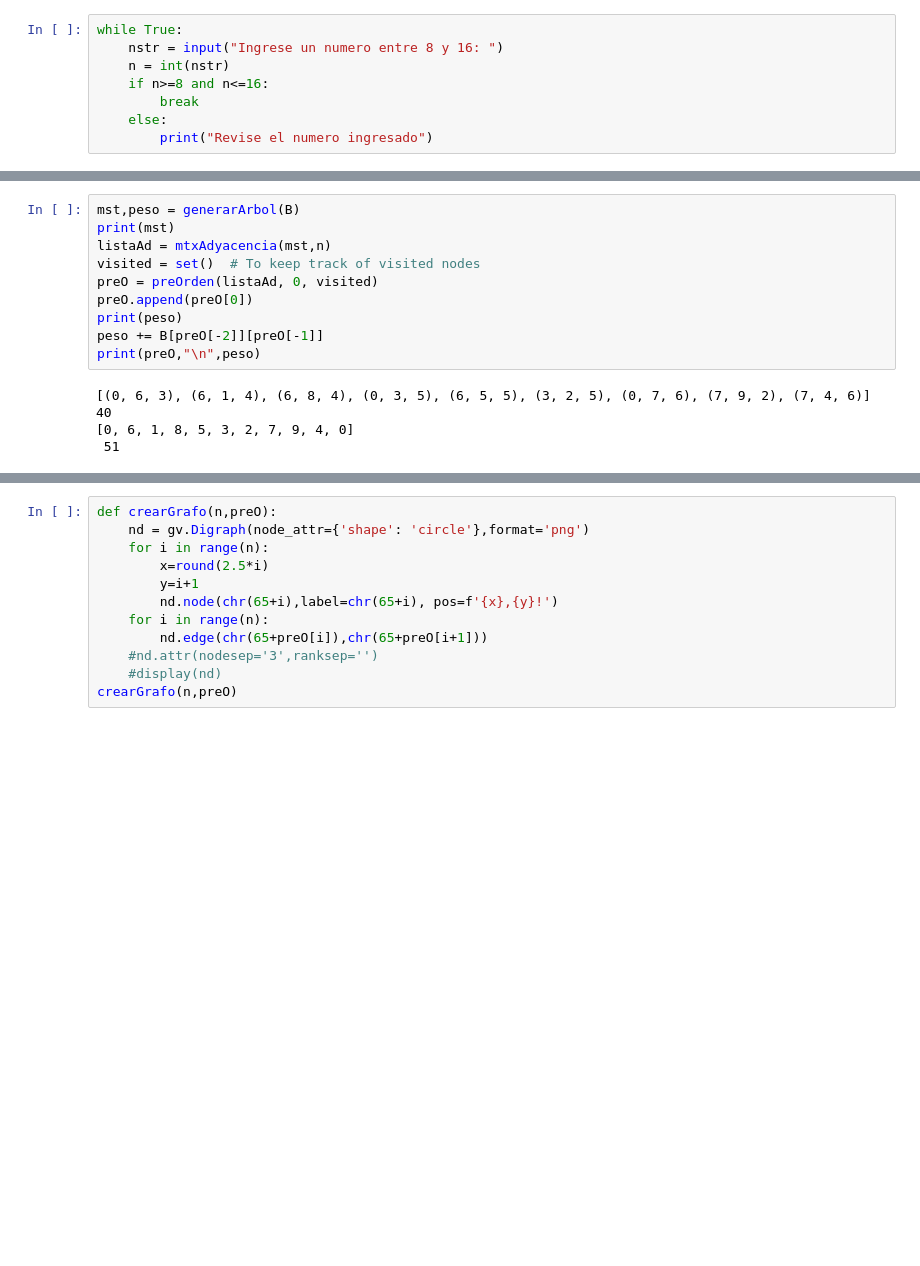
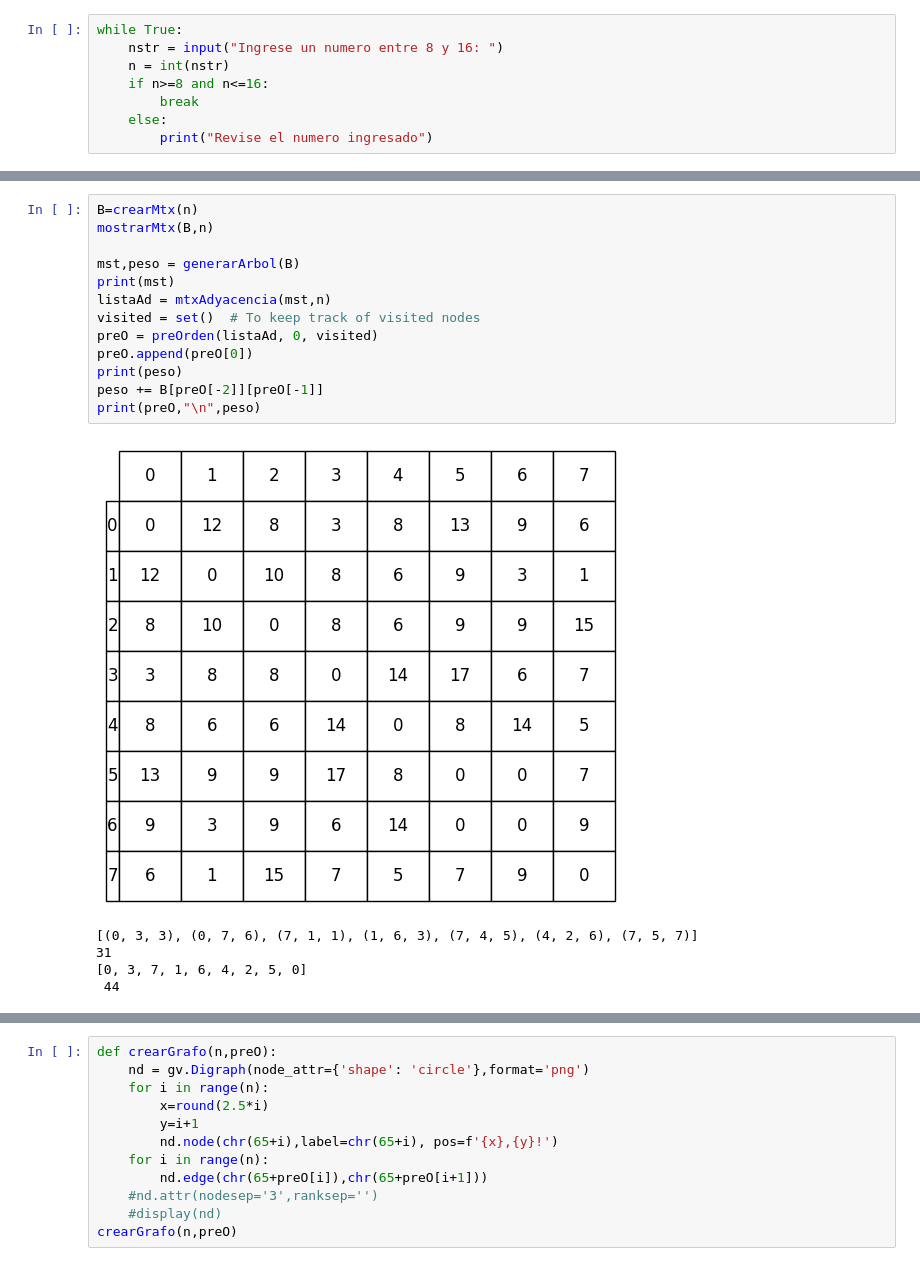
Before and after one commit to Dreelliot/TPGrupo7, a Jupyter notebook: TP_AgenteViajero.ipynb, the cells around one changed output, grey strips where cells are left out. Saved outputs shown, nothing was run; the diff lists cells and outputs as text; blank space fills up the shorter version.

```diff
--- a/TP_AgenteViajero.ipynb
+++ b/TP_AgenteViajero.ipynb
@@ -87,16 +141,20 @@ print(B)
 # %%
+B=crearMtx(n)
+mostrarMtx(B,n)
+
 mst,peso = generarArbol(B)
 print(mst)
 listaAd = mtxAdyacencia(mst,n)
 visited = set()  # To keep track of visited nodes
 preO = preOrden(listaAd, 0, visited)
 preO.append(preO[0])
 print(peso)
 peso += B[preO[-2]][preO[-1]]
 print(preO,"\n",peso)
 # %% [output]
+[figure, added]
-[(0, 6, 3), (6, 1, 4), (6, 8, 4), (0, 3, 5), (6, 5, 5), (3, 2, 5), (0, 7, 6), (7, 9, 2), (7, 4, 6)]
-40
-[0, 6, 1, 8, 5, 3, 2, 7, 9, 4, 0]
- 51
+[(0, 3, 3), (0, 7, 6), (7, 1, 1), (1, 6, 3), (7, 4, 5), (4, 2, 6), (7, 5, 7)]
+31
+[0, 3, 7, 1, 6, 4, 2, 5, 0]
+ 44
 # %%
```
Also changed, not shown: parts of 7 cells of this notebook, 2 other files.
